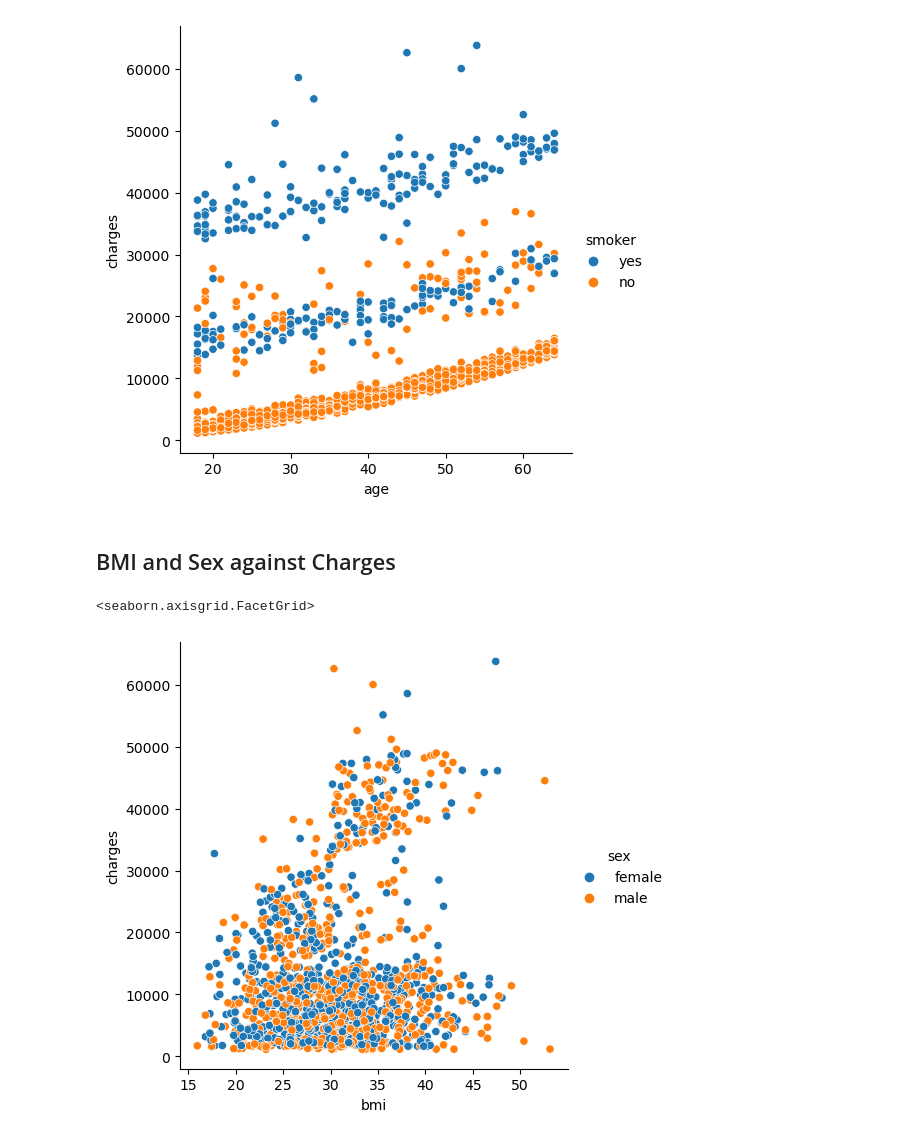
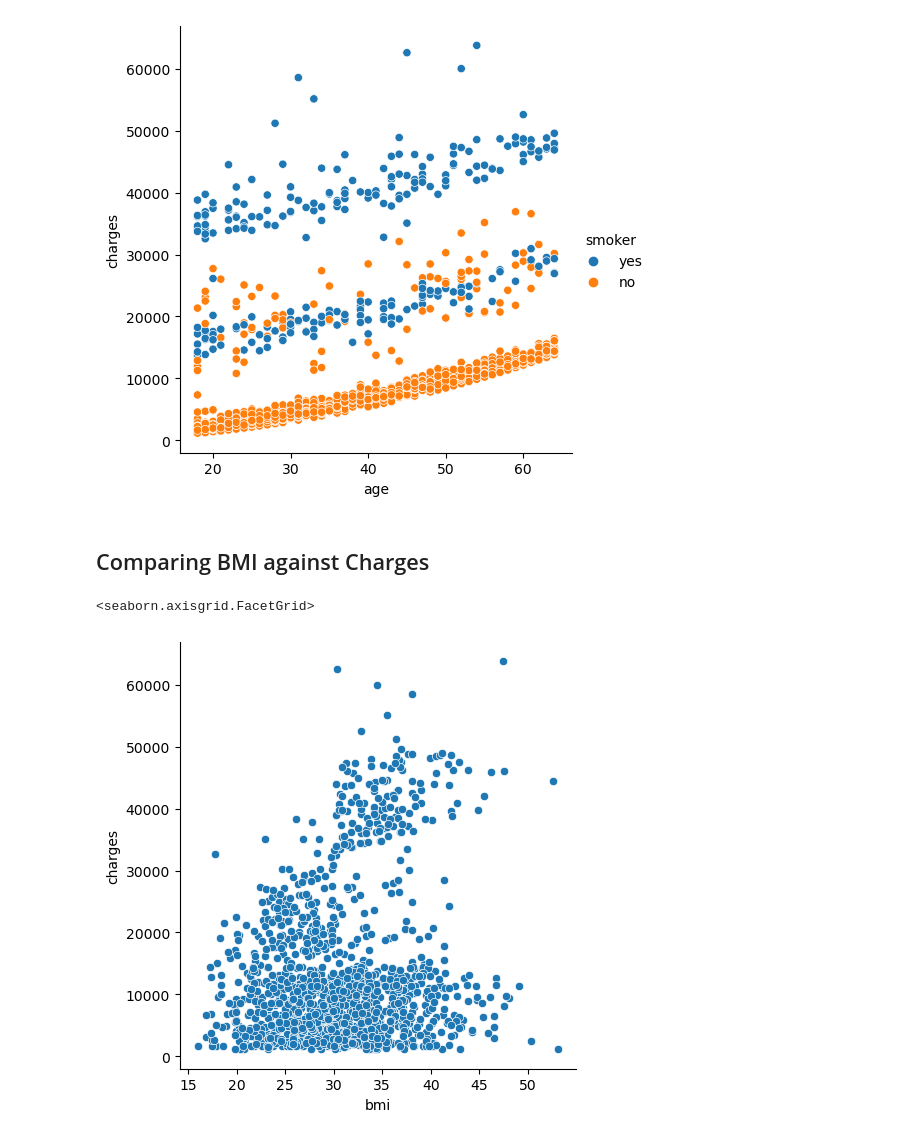
Before and after one commit to ubco-W2022T1-cosc301/project-group21, a Jupyter notebook: notebooks/ungraded/analysis1a.ipynb, the cells around one changed output. Drawn from its saved outputs; the diff is of its cells as text; code cells hidden in the pictures.

```diff
--- a/notebooks/ungraded/analysis1a.ipynb
+++ b/notebooks/ungraded/analysis1a.ipynb
@@ -132,9 +84,9 @@ sns.relplot(x = 'age', y = 'charges', hue = 'smoker', data = df)
 <seaborn.axisgrid.FacetGrid>
 [figure]
 # %% [markdown]
-## BMI and Sex against Charges ##
+## Comparing BMI against Charges
 # %%
-sns.relplot(x = 'bmi', y = 'charges', hue = 'sex', data = df)
+sns.relplot(x = 'bmi', y = 'charges', data = df)
 # %% [output]
 <seaborn.axisgrid.FacetGrid>
-[figure, old version]
+[figure, new version]
```
Also changed, not shown: parts of 21 cells of this notebook, 3 other files.
